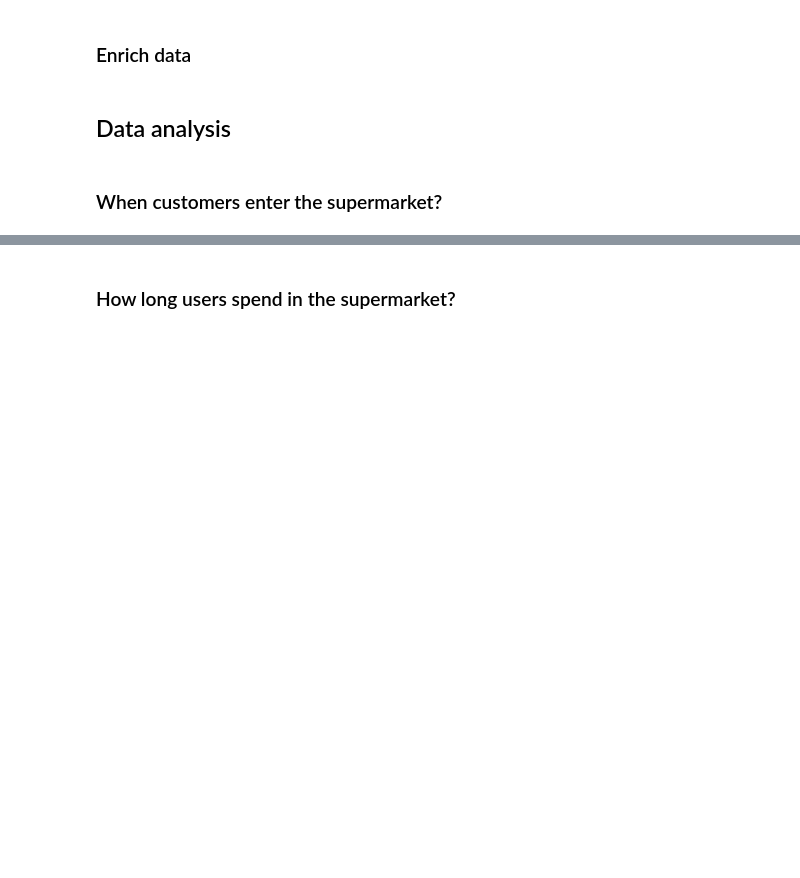
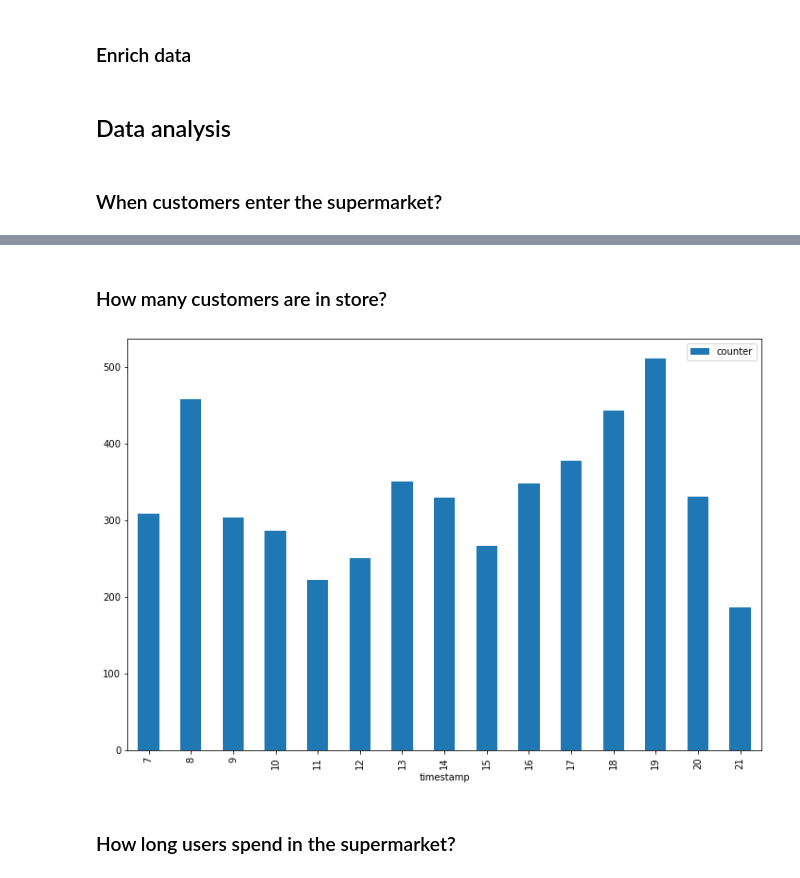
Before and after one commit to greentopsecret/random-forest-fennel-student-code, a Jupyter notebook: week_08/project/simulation.ipynb, the cells around one changed output, grey strips where cells are left out. Drawn from its saved outputs; the diff is of its cells as text; code cells hidden in the pictures; blank space fills up the shorter version.

```diff
--- a/week_08/project/simulation.ipynb
+++ b/week_08/project/simulation.ipynb
@@ -70,13 +94,16 @@ df_full = resample_transitions(df)
+# %% [markdown]
+### How many customers are in store?
 # %%
-def show_enter_time_distribution(df):
-    """ plots daily avg distribution customers entering the store per hour """
+def show_number_of_customers_in_store(df):
 
+    days_cnt = len(df.index.day.unique())
     tmp = df.reset_index()
-    days_cnt = len(df.index.day.unique())
     tmp['counter'] = 1 / days_cnt
     tmp.groupby([tmp['timestamp'].dt.hour])[['counter']].sum().plot.bar()
 
-show_enter_time_distribution(df)
+show_number_of_customers_in_store(df)
+# %% [output]
+[figure, added]
 # %% [markdown]
 ### How long users spend in the supermarket?
 # %%
```
Also changed, not shown: parts of 16 cells of this notebook, 7 other files.
